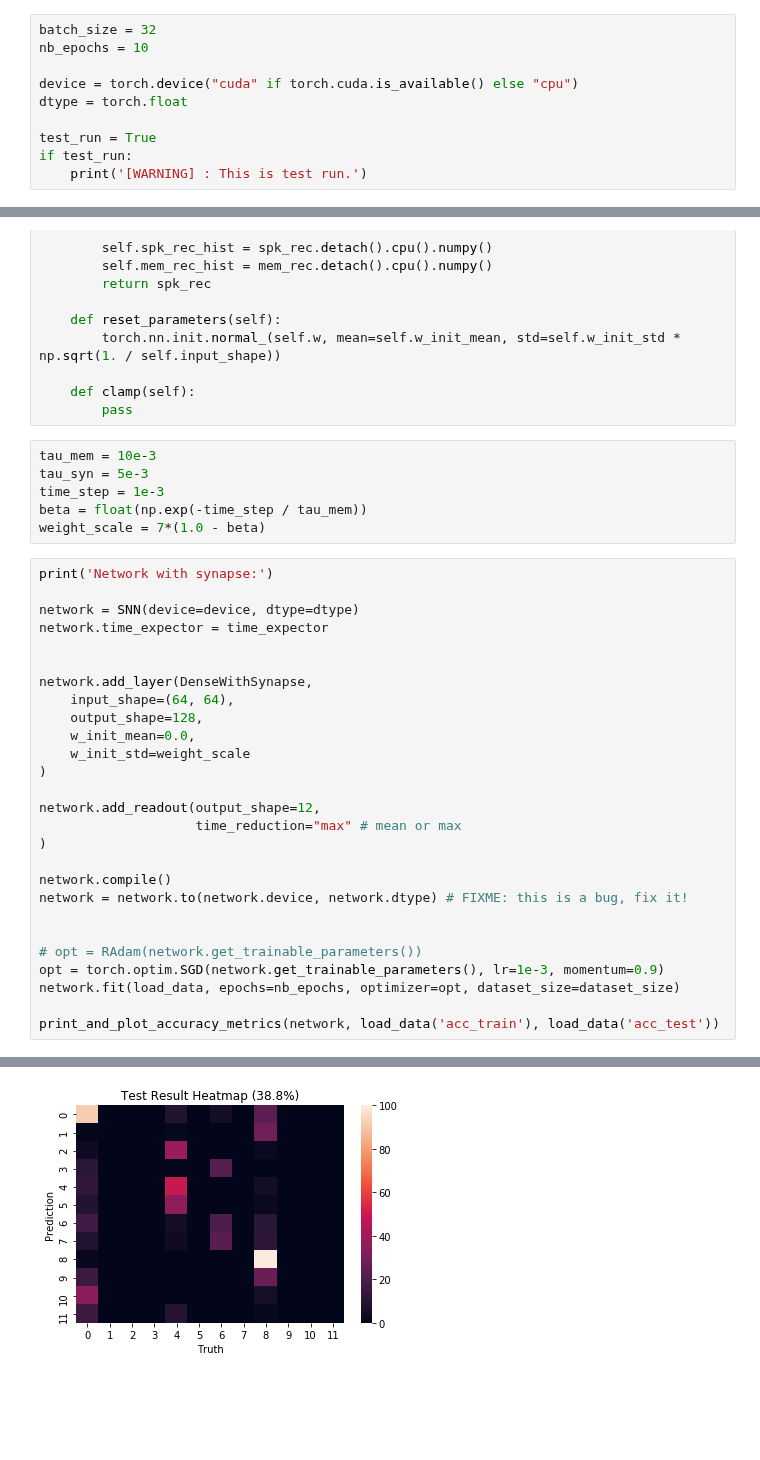
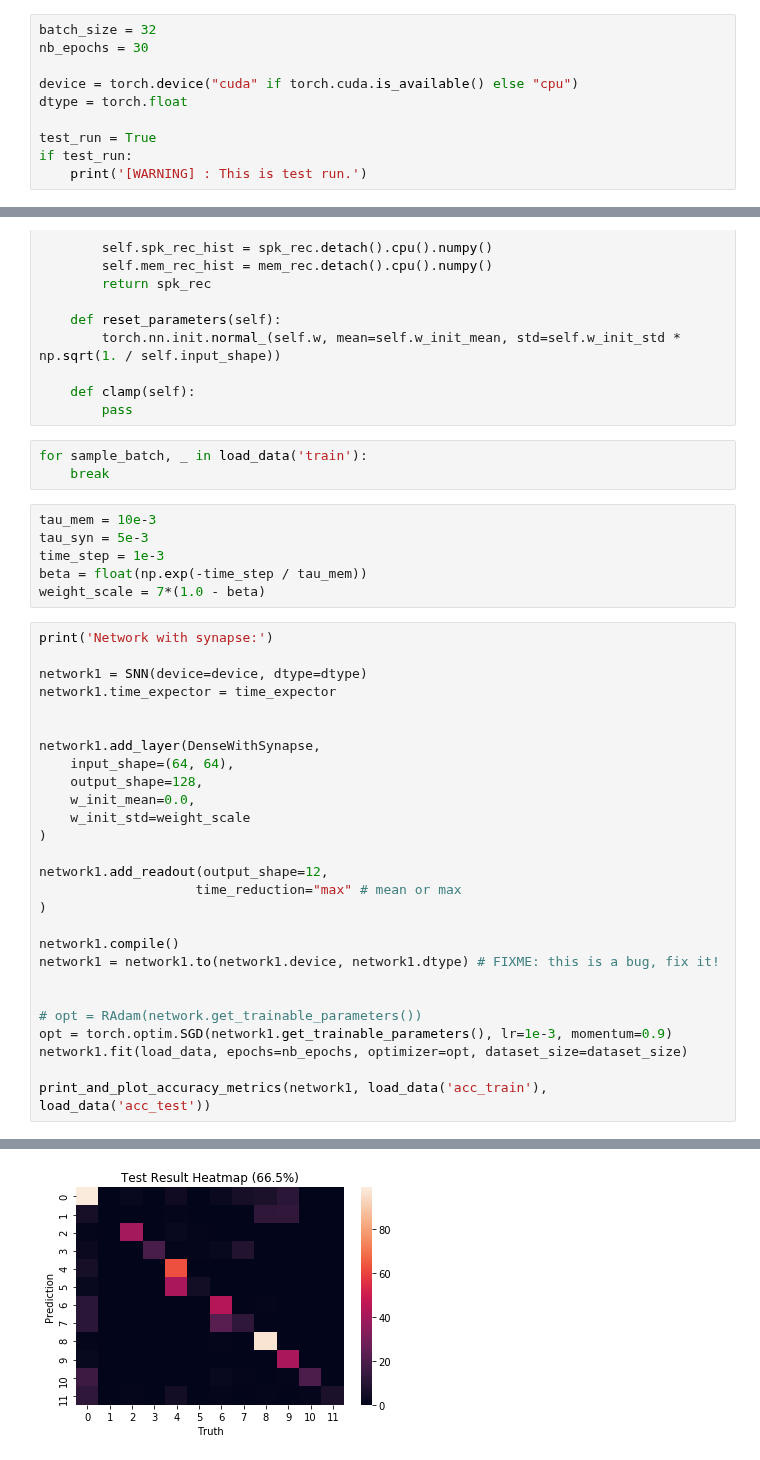
Before and after one commit to ArefMq/action-recognition-via-snn, a Jupyter notebook: synapse_test.ipynb, the cells around one changed output, grey strips where cells are left out. Cells and saved outputs as stored; diff of their text form; blank space fills up the shorter version.

```diff
--- a/synapse_test.ipynb
+++ b/synapse_test.ipynb
@@ -13,7 +13,7 @@ from scnn.default_configs import *
 time_expector = TimeExpector()
 # %%
 batch_size = 32
-nb_epochs = 10
+nb_epochs = 30
 
 device = torch.device("cuda" if torch.cuda.is_available() else "cpu")
 dtype = torch.float
@@ -254,6 +254,9 @@ class DenseWithSynapse(torch.nn.Module):
 
     def clamp(self):
         pass
+# %%
+for sample_batch, _ in load_data('train'):
+    break
 # %%
 tau_mem = 10e-3
 tau_syn = 5e-3
@@ -263,29 +266,29 @@ weight_scale = 7*(1.0 - beta)
 # %%
 print('Network with synapse:')
 
-network = SNN(device=device, dtype=dtype)
-network.time_expector = time_expector
+network1 = SNN(device=device, dtype=dtype)
+network1.time_expector = time_expector
 
 
-network.add_layer(DenseWithSynapse,
+network1.add_layer(DenseWithSynapse,
     input_shape=(64, 64),
     output_shape=128,
     w_init_mean=0.0,
     w_init_std=weight_scale
 )
 
-network.add_readout(output_shape=12,
+network1.add_readout(output_shape=12,
                     time_reduction="max" # mean or max
 )
 
-network.compile()
-network = network.to(network.device, network.dtype) # FIXME: this is a bug, fix it!
+network1.compile()
+network1 = network1.to(network1.device, network1.dtype) # FIXME: this is a bug, fix it!
 
 
 # opt = RAdam(network.get_trainable_parameters())
-opt = torch.optim.SGD(network.get_trainable_parameters(), lr=1e-3, momentum=0.9)
-network.fit(load_data, epochs=nb_epochs, optimizer=opt, dataset_size=dataset_size)
+opt = torch.optim.SGD(network1.get_trainable_parameters(), lr=1e-3, momentum=0.9)
+network1.fit(load_data, epochs=nb_epochs, optimizer=opt, dataset_size=dataset_size)
 
-print_and_plot_accuracy_metrics(network, load_data('acc_train'), load_data('acc_test'))
+print_and_plot_accuracy_metrics(network1, load_data('acc_train'), load_data('acc_test'))
 # %% [output]
 Network with synapse:
@@ -309,4 +312,4 @@ Final Test Accuracy=38.84%
-[figure, old version]
+[figure, new version]
 # %%
 print('Network without synapse:')
 
```
Also changed, not shown: parts of 4 cells of this notebook, 10 other files.
